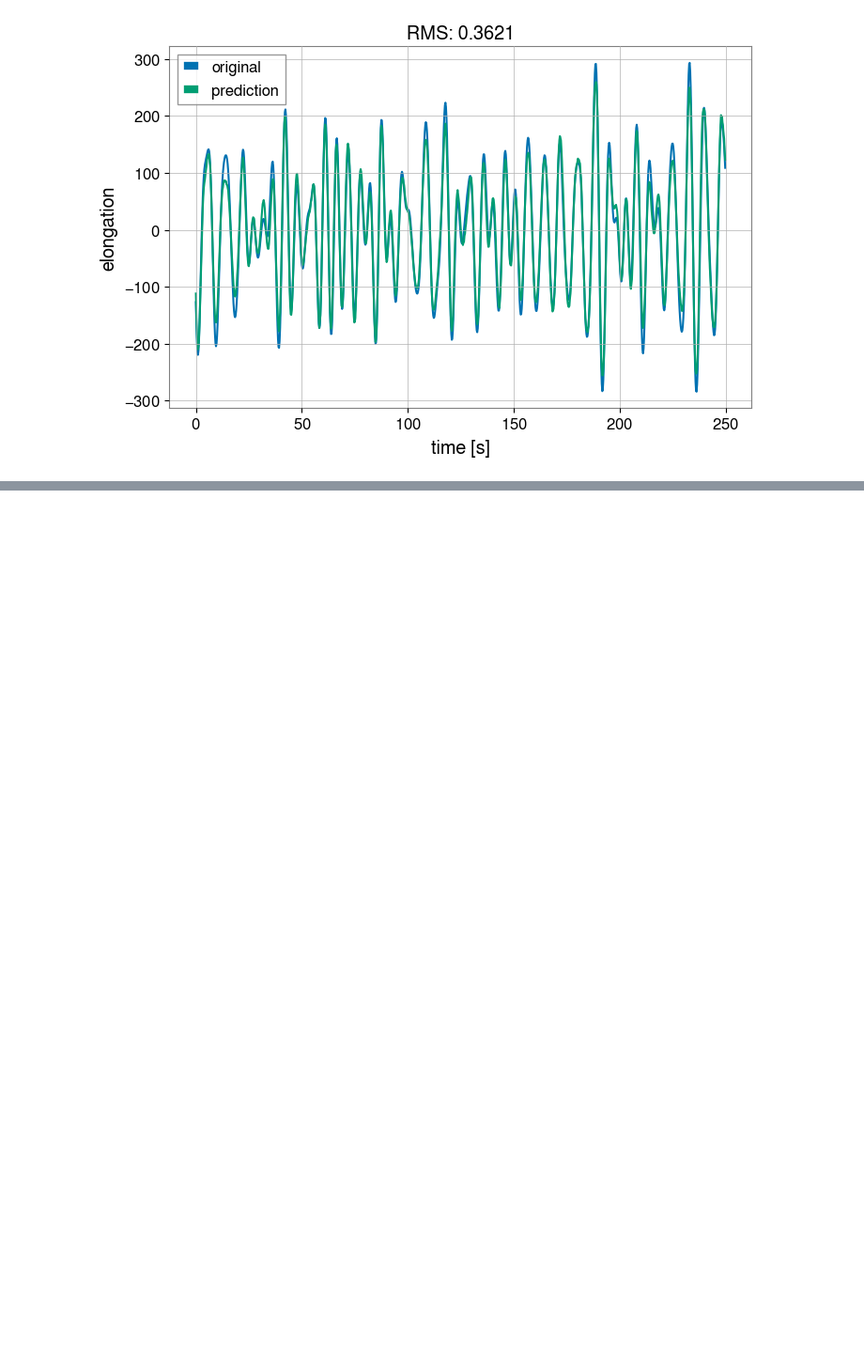
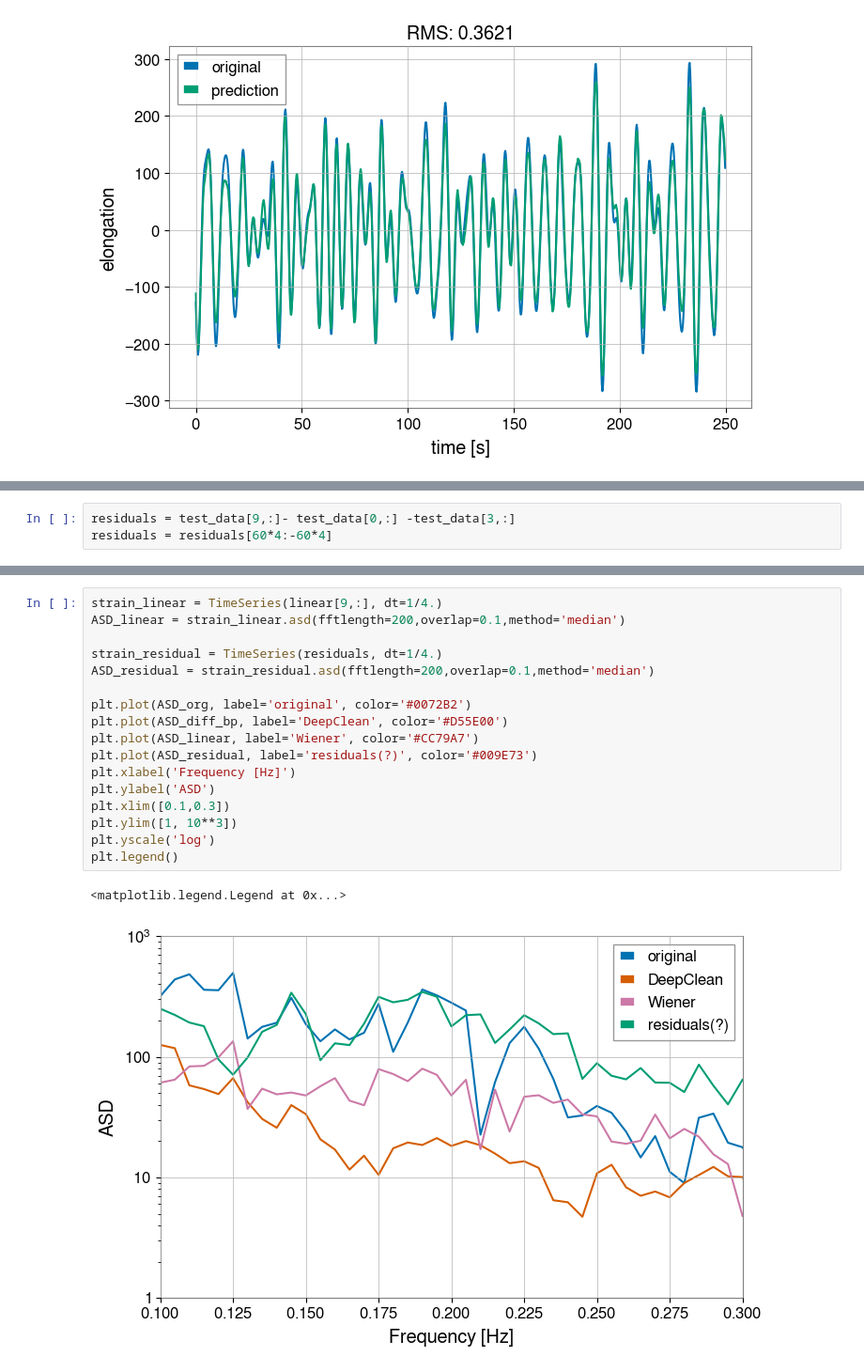
Before and after one commit to chreissel/ML4Seismic, a Jupyter notebook: Deepclean.ipynb, the cells around one changed output, grey strips where cells are left out. Shown at 94% size. Saved outputs shown, nothing was run; the diff lists cells and outputs as text; blank space fills up the shorter version.

```diff
--- a/Deepclean.ipynb
+++ b/Deepclean.ipynb
@@ -227,0 +238,3 @@ plt.legend()
+# %%
+residuals = test_data[9,:]- test_data[0,:] -test_data[3,:]
+residuals = residuals[60*4:-60*4]
@@ -227,0 +251,20 @@ plt.legend()
+# %%
+strain_linear = TimeSeries(linear[9,:], dt=1/4.)
+ASD_linear = strain_linear.asd(fftlength=200,overlap=0.1,method='median')
+
+strain_residual = TimeSeries(residuals, dt=1/4.)
+ASD_residual = strain_residual.asd(fftlength=200,overlap=0.1,method='median')
+
+plt.plot(ASD_org, label='original', color='#0072B2')
+plt.plot(ASD_diff_bp, label='DeepClean', color='#D55E00')
+plt.plot(ASD_linear, label='Wiener', color='#CC79A7')
+plt.plot(ASD_residual, label='residuals(?)', color='#009E73')
+plt.xlabel('Frequency [Hz]')
+plt.ylabel('ASD')
+plt.xlim([0.1,0.3])
+plt.ylim([1, 10**3])
+plt.yscale('log')
+plt.legend()
+# %% [output]
+<matplotlib.legend.Legend at 0x...>
+[figure, added]
```
Also changed, not shown: parts of 18 cells of this notebook, 1 other file.
